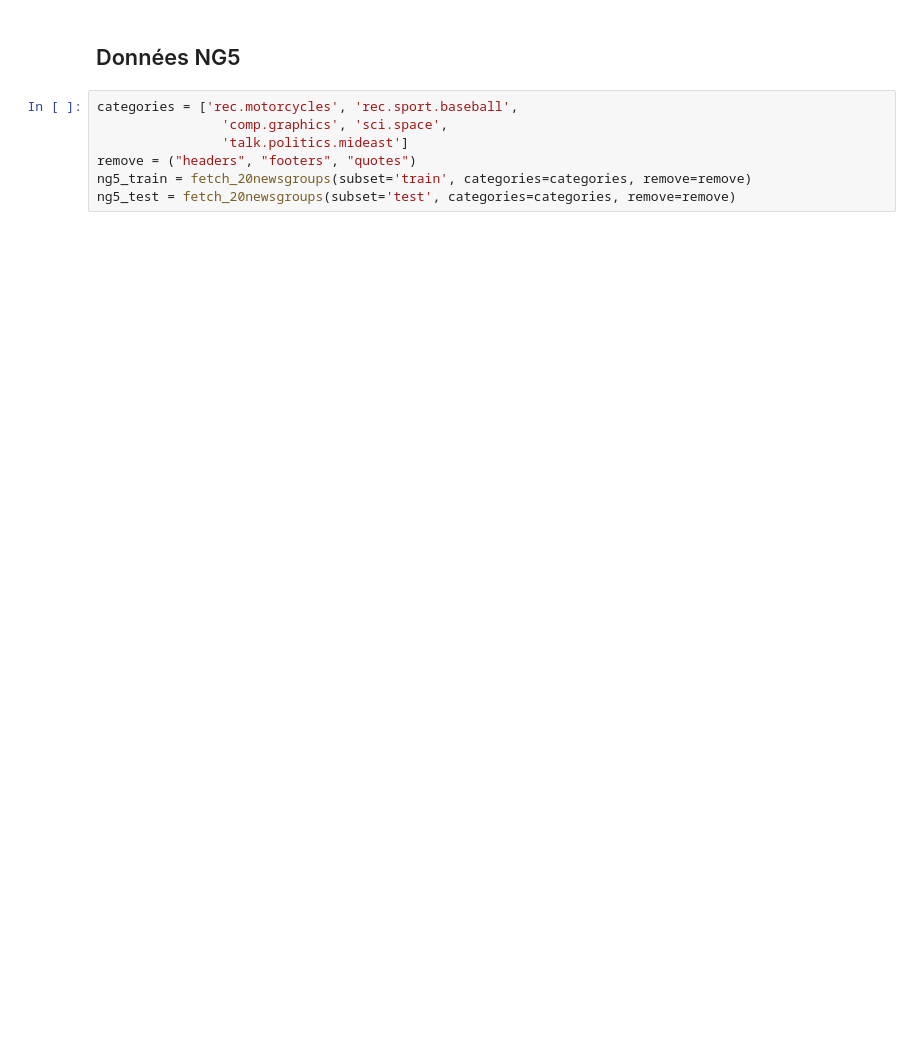
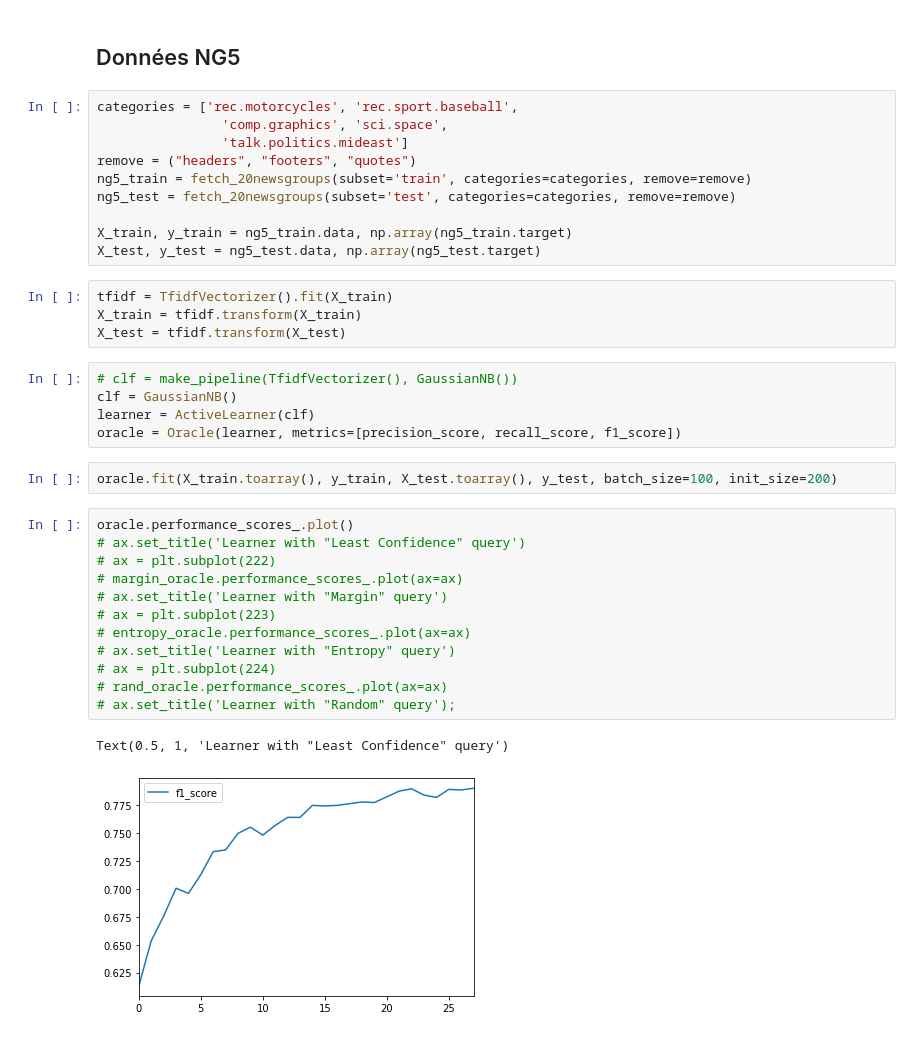
Before and after one commit to mahdiou-diallo/ActiveLearning, a Jupyter notebook: notebook.ipynb, the cells around one changed output. Drawn from its saved outputs; the diff is of its cells as text; blank space fills up the shorter version.

```diff
--- a/notebook.ipynb
+++ b/notebook.ipynb
@@ -203,3 +411,32 @@ categories = ['rec.motorcycles', 'rec.sport.baseball',
 remove = ("headers", "footers", "quotes")
 ng5_train = fetch_20newsgroups(subset='train', categories=categories, remove=remove)
 ng5_test = fetch_20newsgroups(subset='test', categories=categories, remove=remove)
+
+X_train, y_train = ng5_train.data, np.array(ng5_train.target)
+X_test, y_test = ng5_test.data, np.array(ng5_test.target)
+# %%
+tfidf = TfidfVectorizer().fit(X_train)
+X_train = tfidf.transform(X_train)
+X_test = tfidf.transform(X_test)
+# %%
+# clf = make_pipeline(TfidfVectorizer(), GaussianNB())
+clf = GaussianNB()
+learner = ActiveLearner(clf)
+oracle = Oracle(learner, metrics=[precision_score, recall_score, f1_score])
+# %%
+oracle.fit(X_train.toarray(), y_train, X_test.toarray(), y_test, batch_size=100, init_size=200)
+# %%
+oracle.performance_scores_.plot()
+# ax.set_title('Learner with "Least Confidence" query')
+# ax = plt.subplot(222)
+# margin_oracle.performance_scores_.plot(ax=ax)
+# ax.set_title('Learner with "Margin" query')
+# ax = plt.subplot(223)
+# entropy_oracle.performance_scores_.plot(ax=ax)
+# ax.set_title('Learner with "Entropy" query')
+# ax = plt.subplot(224)
+# rand_oracle.performance_scores_.plot(ax=ax)
+# ax.set_title('Learner with "Random" query');
+# %% [output]
+Text(0.5, 1, 'Learner with "Least Confidence" query')
+[figure, added]
```
Also changed, not shown: parts of 19 cells of this notebook, 1 other file.
